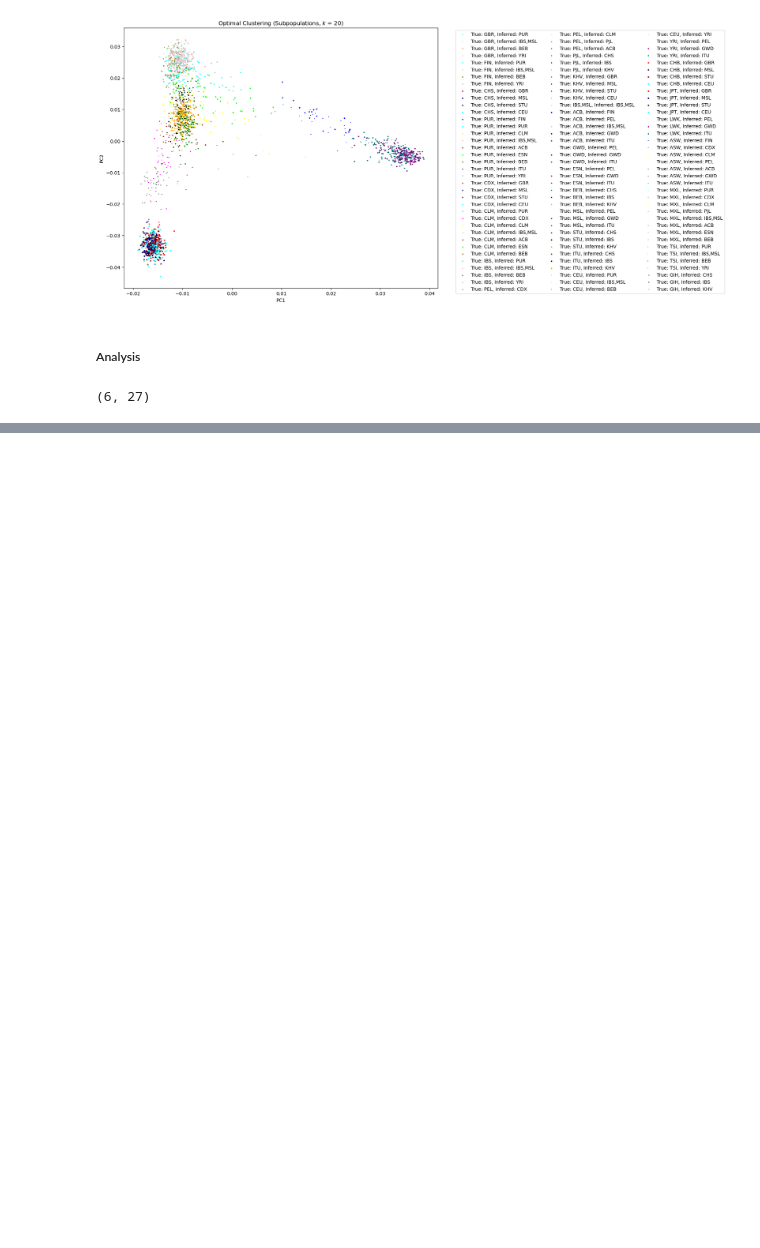
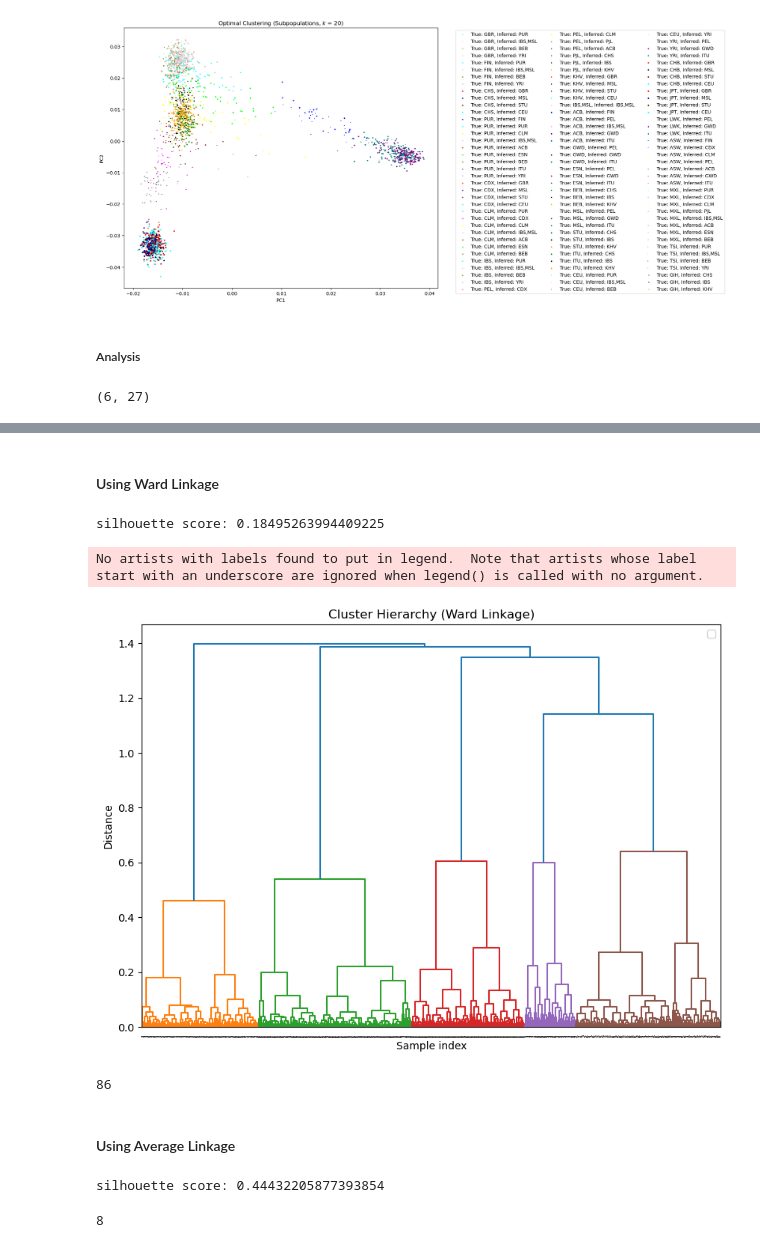
Before and after one commit to 0xArsi/snp-clustering, a Jupyter notebook: notebooks/snp_clustering.ipynb, the cells around one changed output, grey strips where cells are left out. Drawn from its saved outputs; the diff is of its cells as text; code cells hidden in the pictures; blank space fills up the shorter version.

Commit message:
add hierarchical clustering

```diff
--- a/notebooks/snp_clustering.ipynb
+++ b/notebooks/snp_clustering.ipynb
@@ -264,0 +266,11 @@ def plot_dendrogram(model, **kwargs):
+# %% [markdown]
+#### Using Ward Linkage
+# %%
+hier_ward = AgglomerativeClustering(linkage='ward', n_clusters=None, distance_threshold=0.05, compute_full_tree=True)
+hier_ward.fit(X)
+sil_score_hier_ward = silhouette_score(X, hier_ward.labels_)
+print (f"silhouette score: {sil_score_hier_ward}")
+# %% [output]
+silhouette score: 0.18495263994409225
+# %%
+Z_ward = linkage(X, 'ward')
@@ -264,0 +297,29 @@ def plot_dendrogram(model, **kwargs):
+# %%
+plt.figure(figsize=(10, 7))
+dendrogram(Z_ward)
+plt.title('Cluster Hierarchy (Ward Linkage)')
+plt.xlabel('Sample index')
+plt.ylabel('Distance')
+plt.xticks(fontsize=0, rotation=90)
+plt.legend()
+plt.show()
+# %% [output]
+No artists with labels found to put in legend.  Note that artists whose label start with an underscore are ignored when legend() is called with no argument.
+[figure, added]
+# %%
+hier_ward.n_clusters_
+# %% [output]
+86
+# %% [markdown]
+#### Using Average Linkage
+# %%
+hier_avg = AgglomerativeClustering(linkage='average', n_clusters=None, distance_threshold=0.05, compute_full_tree=True)
+hier_avg.fit(X)
+sil_score_hier_avg = silhouette_score(X, hier_avg.labels_)
+print (f"silhouette score: {sil_score_hier_avg}")
+# %% [output]
+silhouette score: 0.44432205877393854
+# %%
+hier_avg.n_clusters_
+# %% [output]
+8
```
Also changed, not shown: parts of 21 cells of this notebook.
